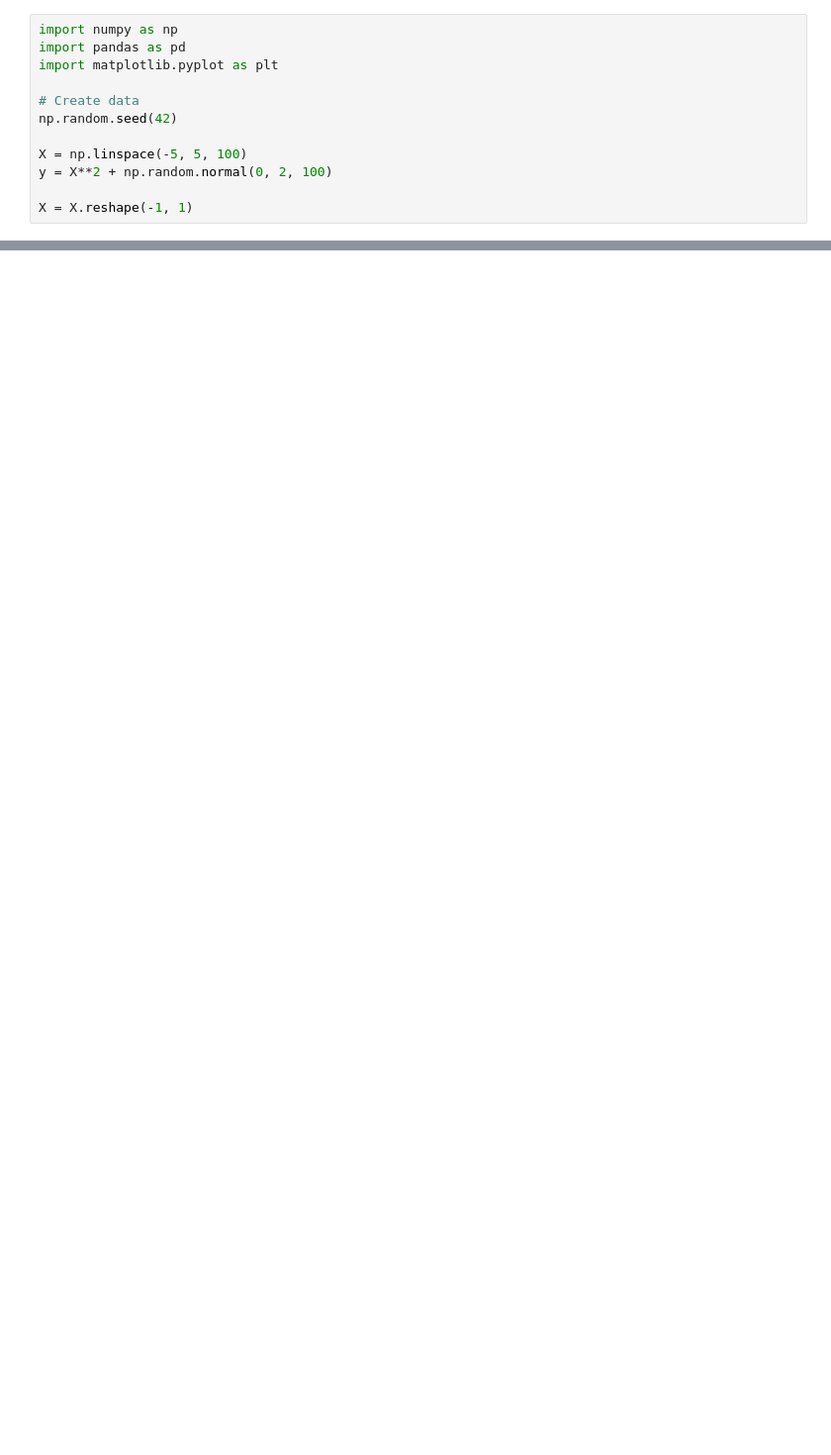
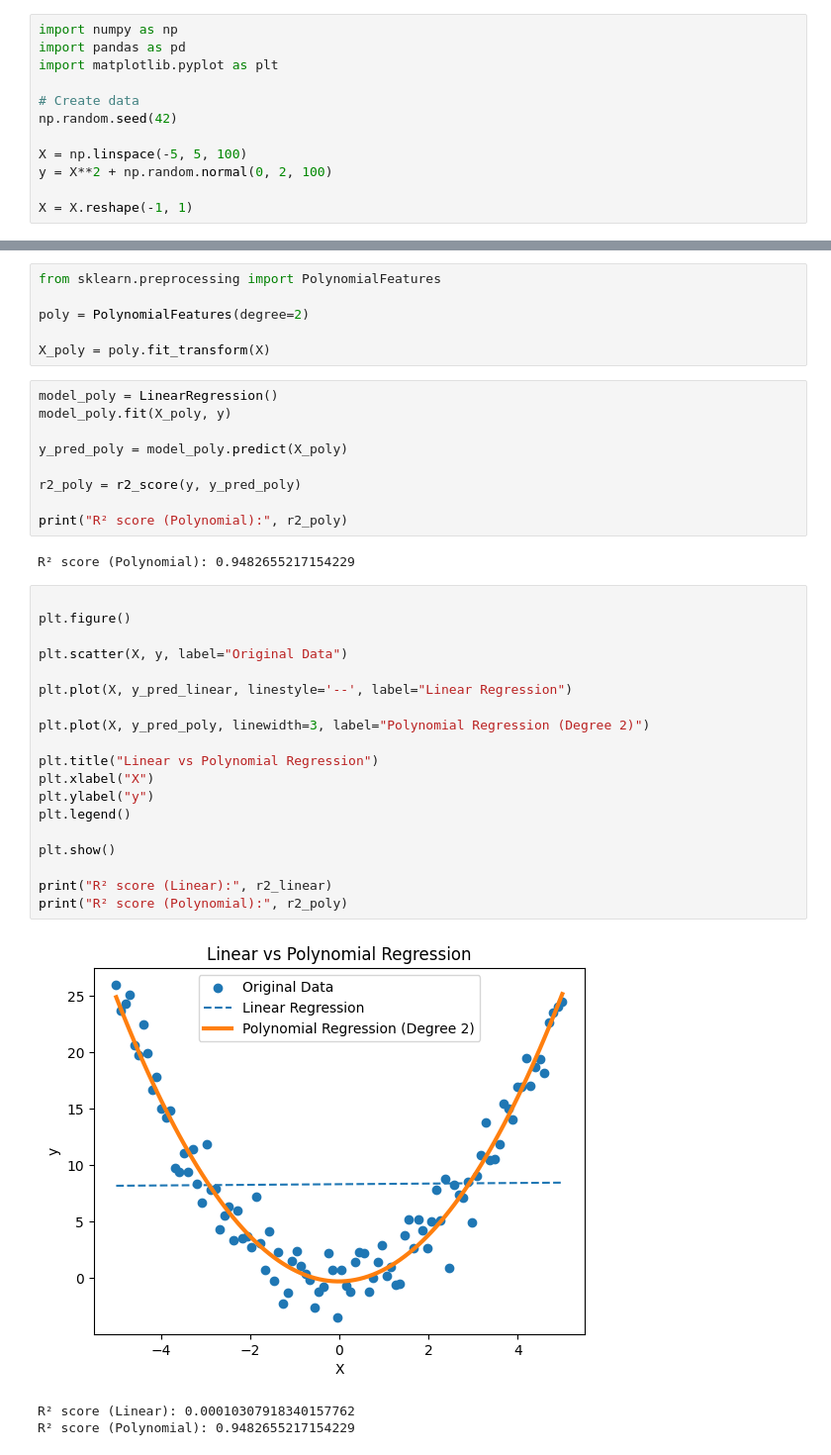
Before and after one commit to bindhusudhakar/Data-science-and-AI-ML-intership-, a Jupyter notebook: day14/Polynomial_Features.ipynb, the cells around one changed output, grey strips where cells are left out. Shown at 99% size. Drawn from its saved outputs; the diff is of its cells as text; blank space fills up the shorter version.

Commit message:
Data Science and AI/ML Intership

```diff
--- a/day14/Polynomial_Features.ipynb
+++ b/day14/Polynomial_Features.ipynb
@@ -27,0 +28,40 @@ ModuleNotFoundError: No module named 'sklearn'
+# %%
+from sklearn.preprocessing import PolynomialFeatures
+
+poly = PolynomialFeatures(degree=2)
+
+X_poly = poly.fit_transform(X)
+# %%
+model_poly = LinearRegression()
+model_poly.fit(X_poly, y)
+
+y_pred_poly = model_poly.predict(X_poly)
+
+r2_poly = r2_score(y, y_pred_poly)
+
+print("R² score (Polynomial):", r2_poly)
+# %% [output]
+R² score (Polynomial): 0.9482655217154229
+# %%
+
+plt.figure()
+
+plt.scatter(X, y, label="Original Data")
+
+plt.plot(X, y_pred_linear, linestyle='--', label="Linear Regression")
+
+plt.plot(X, y_pred_poly, linewidth=3, label="Polynomial Regression (Degree 2)")
+
+plt.title("Linear vs Polynomial Regression")
+plt.xlabel("X")
+plt.ylabel("y")
+plt.legend()
+
+plt.show()
+
+print("R² score (Linear):", r2_linear)
+print("R² score (Polynomial):", r2_poly)
+# %% [output]
+[figure, added]
+R² score (Linear): 0.00010307918340157762
+R² score (Polynomial): 0.9482655217154229
```
Also changed, not shown: parts of 1 cell of this notebook, 4 other files.
